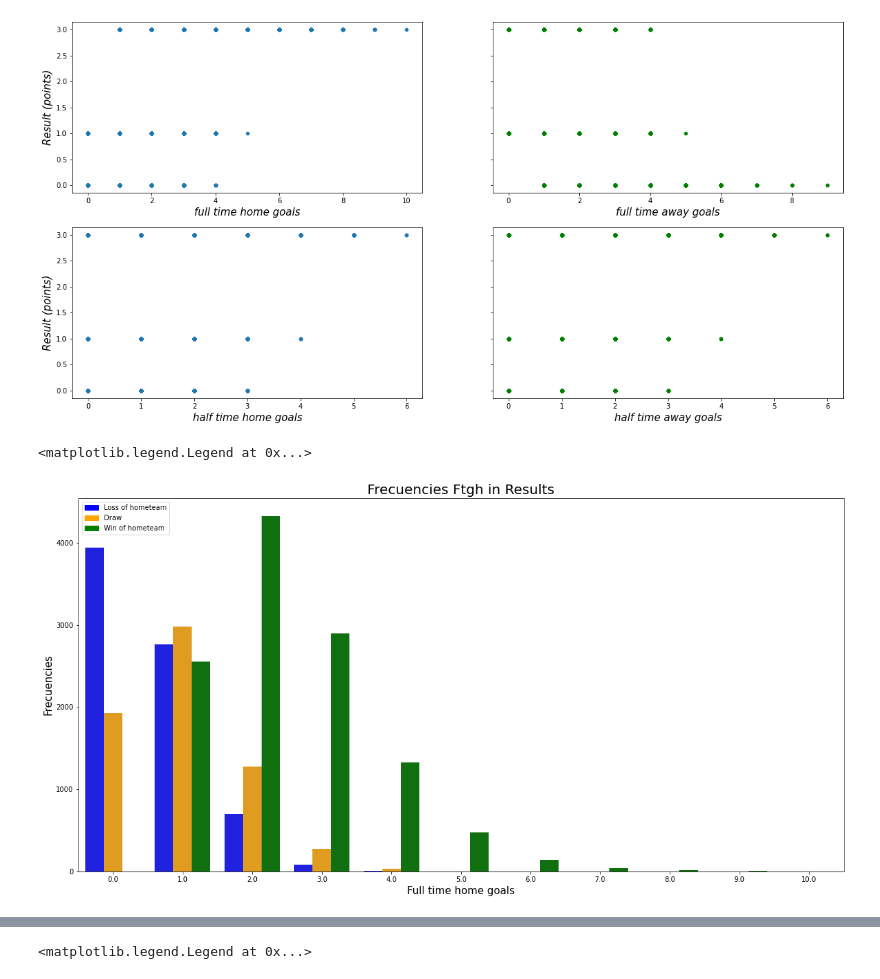
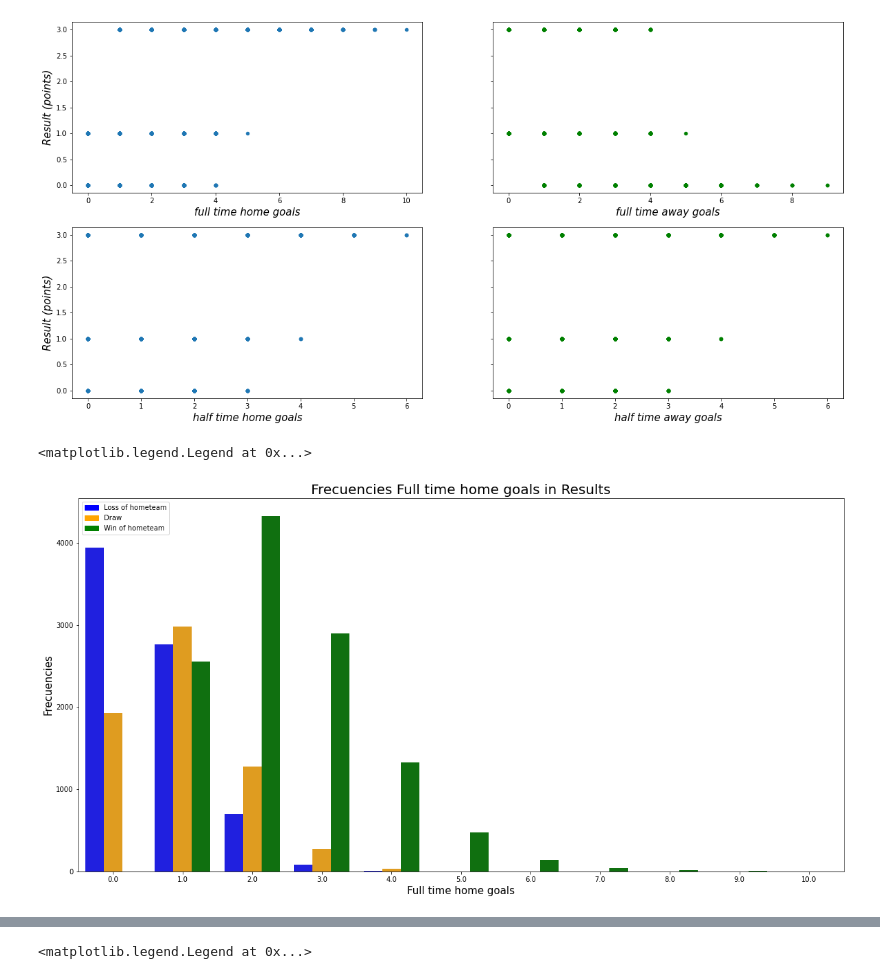
Before and after one commit to davidcla07/Predictions-soccer-project, a Jupyter notebook: prediction football results.ipynb, the cells around one changed output, grey strips where cells are left out. Saved outputs shown, nothing was run; the diff lists cells and outputs as text; code cells hidden in the pictures.

```diff
--- a/prediction football results.ipynb
+++ b/prediction football results.ipynb
@@ -612,4 +643,4 @@ df_stats_attendance.head()
 In the dataframe of market value we must to do one process different. We need put the records of market value by each team.
 # %%
 #we first change the format of DATE column
-df_stats['DATE']=pd.to_datetime(df_stats['DATE']).copy()
+df_stats['DATE'] = pd.to_datetime(df_stats['DATE'])
@@ -808,9 +839,9 @@ df_stats.iloc[df_stats[df_stats['hthg'].isnull()].index.tolist()]
 # %% [markdown]
 The table shows that the records with index 22568, 26659 have many columns with null values, so is not important to complete these records. Whereas row 24071 has the rest of the columns with values. So, we will complete its records manually:
 # %%
-df_stats.iloc[24071,6]=0 #fill hthg
-df_stats.iloc[24071,7]=2 # fill htag
-df_stats.iloc[24071,8]="A" #fill htr
+df_stats.iloc[24071,7] = 0 #fill hthg
+df_stats.iloc[24071,8] = 2 # fill htag
+df_stats.iloc[24071,9] = "A" #fill htr
 # %% [markdown]
 In the case of variables with a high number of null values, we can use methods like mean or fill with the previous value, however, these methods are useful when the null values don't continue between themselves. So, we must explore first the distribution of these values:
 # %%
@@ -941,16 +974,16 @@ A=0 (In football the loser don't get points)
 
 The following line transforms the variables:
 # %%
-df_stats['ftr']=df_stats['ftr'].replace(['H','D','A',],['3','1','0']).astype(int)
-df_stats_attendance['ftr']=df_stats_attendance['ftr'].replace(['H','D','A',],['3','1','0']).astype(int)
-df_stats_market['ftr']=df_stats_market['ftr'].replace(['H','D','A',],['3','1','0']).astype(int)
-df_stats_attendance_market['ftr']=df_stats['ftr'].replace(['H','D','A',],['3','1','0']).astype(int)
+df_stats['ftr'] = df_stats['ftr'].replace(['H','D','A'], ['3','1','0']).astype(int)
+df_stats_attendance['ftr'] = df_stats_attendance['ftr'].replace(['H','D','A',], ['3','1','0']).astype(int)
+df_stats_market['ftr'] = df_stats_market['ftr'].replace(['H','D','A'], ['3','1','0']).astype(int)
+df_stats_attendance_market['ftr'] = df_stats_attendance_market['ftr'].replace(['H','D','A'], ['3','1','0']).astype(int)
 # %%
 #repeat previous code to variable htr= half time result
-df_stats['htr']=df_stats['htr'].replace(['H','D','A',],['3','1','0']).astype(int)
-df_stats_attendance['htr']=df_stats_attendance['htr'].replace(['H','D','A',],['3','1','0']).astype(int)
-df_stats_market['htr']=df_stats_market['htr'].replace(['H','D','A',],['3','1','0']).astype(int)
-df_stats_attendance_market['htr']=df_stats['htr'].replace(['H','D','A',],['3','1','0']).astype(int)
+df_stats['htr'] = df_stats['htr'].replace(['H','D','A'], ['3','1','0']).astype(int)
+df_stats_attendance['htr'] = df_stats_attendance['htr'].replace(['H','D','A'], ['3','1','0']).astype(int)
+df_stats_market['htr'] = df_stats_market['htr'].replace(['H','D','A'], ['3','1','0']).astype(int)
+df_stats_attendance_market['htr'] = df_stats_attendance_market['htr'].replace(['H','D','A'], ['3','1','0']).astype(int)
 # %% [markdown]
 Now, we'll plot the records of df_stats:
 # %%
@@ -980,25 +1013,27 @@ Text(0.5, 0, 'half time away goals')
 [figure]
 # %%
 import seaborn as sns
+import matplotlib.patches as mpatches
+
 palette = ["blue","orange","green"]
 sns.set_palette(palette)
 
 sns.countplot(x='fthg',data=df_stats,hue='ftr')
-plt.title("Frecuencies Ftgh in Results",fontsize=20)
+plt.title("Frecuencies Full time home goals in Results",fontsize=20)
 plt.ylabel("Frecuencies",fontsize=15)
 plt.xlabel("Full time home goals",fontsize=15)
 plt.tick_params(labelsize=10)
 
 plt.legend(loc='upper left')
 
 #creating legend
 blue_patch = mpatches.Patch(color='blue', label="Loss of hometeam")
 orange_patch = mpatches.Patch(color='orange', label="Draw")
 green_patch = mpatches.Patch(color='green', label="Win of hometeam")
 plt.legend(handles=[blue_patch,orange_patch,green_patch],fontsize=10)
 # %% [output]
 <matplotlib.legend.Legend at 0x...>
-[figure, old version]
+[figure, new version]
 # %%
 palette = ["royalblue","gold","lime"]
 sns.set_palette(palette)
```
Also changed, not shown: parts of 154 cells of this notebook.
